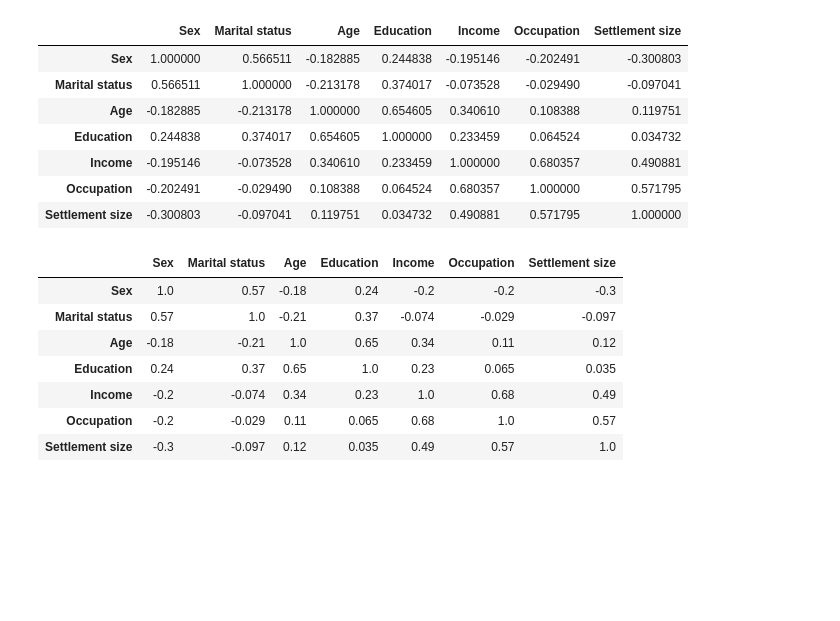
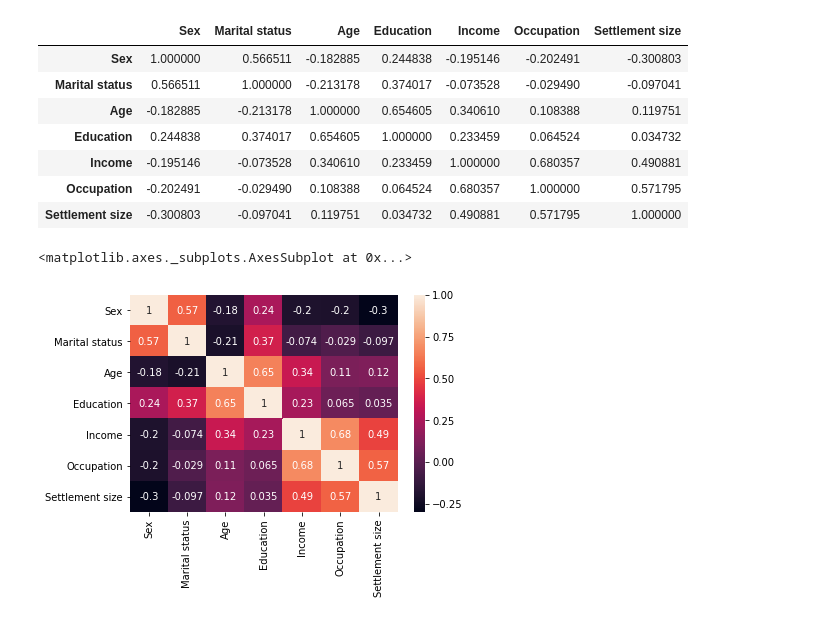
Before and after one commit to mtfaye/cust_analytics, a Jupyter notebook: customer_segmentation.ipynb, the cells around one changed output. Drawn from its saved outputs; the diff is of its cells as text; code cells hidden in the pictures; blank space fills up the shorter version.

Commit message:
udpate heatmap fig

```diff
--- a/customer_segmentation.ipynb
+++ b/customer_segmentation.ipynb
@@ -62,15 +62,8 @@ df_seg.corr()
 | Income | -0.195146 | -0.073528 | 0.340610 | 0.233459 | 1.000000 | 0.680357 | 0.490881 |
 | Occupation | -0.202491 | -0.029490 | 0.108388 | 0.064524 | 0.680357 | 1.000000 | 0.571795 |
 | Settlement size | -0.300803 | -0.097041 | 0.119751 | 0.034732 | 0.490881 | 0.571795 | 1.000000 |
-# %%
-df_seg.corr().style.format("{:.2}").background_gradient\
-(cmap=plt.get_cmap('coolwarm'), axis=1)
-# %% [output]
-|  | Sex | Marital status | Age | Education | Income | Occupation | Settlement size |
-| Sex | 1.0 | 0.57 | -0.18 | 0.24 | -0.2 | -0.2 | -0.3 |
-| Marital status | 0.57 | 1.0 | -0.21 | 0.37 | -0.074 | -0.029 | -0.097 |
-| Age | -0.18 | -0.21 | 1.0 | 0.65 | 0.34 | 0.11 | 0.12 |
-| Education | 0.24 | 0.37 | 0.65 | 1.0 | 0.23 | 0.065 | 0.035 |
-| Income | -0.2 | -0.074 | 0.34 | 0.23 | 1.0 | 0.68 | 0.49 |
-| Occupation | -0.2 | -0.029 | 0.11 | 0.065 | 0.68 | 1.0 | 0.57 |
-| Settlement size | -0.3 | -0.097 | 0.12 | 0.035 | 0.49 | 0.57 | 1.0 |
+# %%
+sns.heatmap(df_seg.corr(), annot=True)
+# %% [output]
+<matplotlib.axes._subplots.AxesSubplot at 0x...>
+[figure, added]
```
